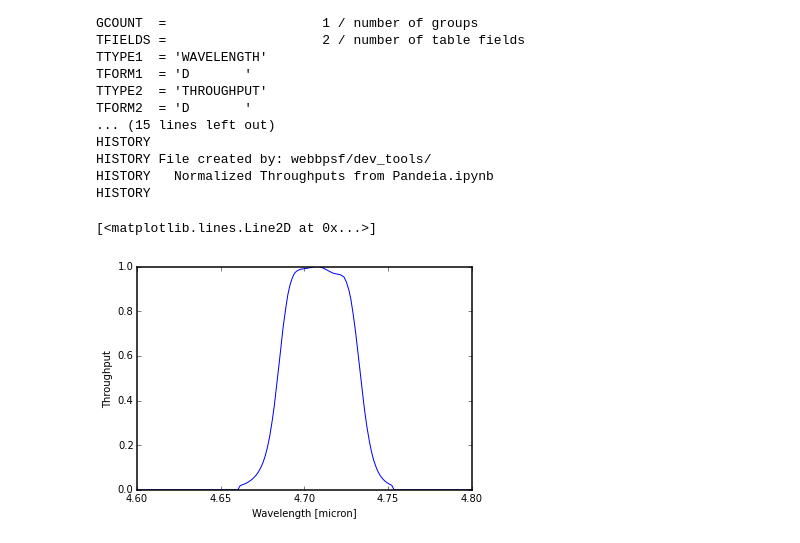
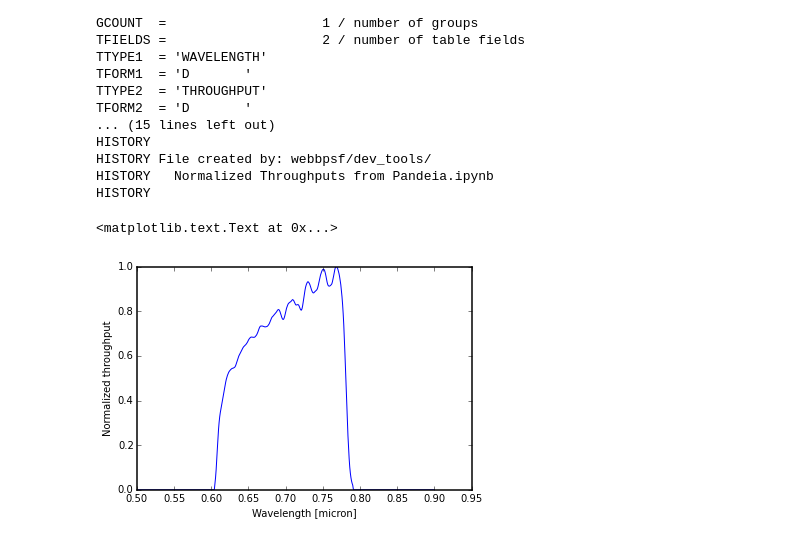
Before and after one commit to spacetelescope/webbpsf, a Jupyter notebook: dev_utils/Normalized Throughputs from Pandeia.ipynb, the cells around one changed output. Drawn from its saved outputs; the diff is of its cells as text; code cells hidden in the pictures.

Commit message:
update dev_utils/normalized thoughputs from pandeia notebook

```diff
--- a/dev_utils/Normalized Throughputs from Pandeia.ipynb
+++ b/dev_utils/Normalized Throughputs from Pandeia.ipynb
@@ -51,6 +51,7 @@ def annotate_pce_plot(title="", xlim=(0.5,5.5), legend=True):
 def plotlabelcolorfilt(wave,pce,filtname, color='blue'):
     plt.fill_between(wave,0,pce, alpha=0.5, color=color)
     plt.plot(wave,pce, color=color, label=filtname.upper())
+    plt.plot(wave,pce, color='black', alpha=0.5)
     # double print text to make it a bit darker since some of the rainbow colors are hard to read
     plt.text(wave.mean(), 0.75, filtname.upper(), alpha=1, color='black', rotation=45)
     plt.text(wave.mean(), 0.75, filtname.upper(), alpha=0.75, color=color, rotation=45)
@@ -231,8 +232,6 @@ for width in ['wide','medium','narrow']:
 
         plotlabelcolorfilt(wave,pce,filtname, color=next(colorseq))
         output_to_fits_table(wave,pce,inst, filtername=filtname)
-        plt.plot(wave,pce, color='black')
-
 
     annotate_pce_plot(title=uppercase_si_name(inst.inst_name)+" {} filters only".format(width),
                       xlim=(0.4, 5.25), legend=False)
@@ -356,7 +355,9 @@ band = read_filter_data_like_webbpsf_does('test_output.fits', 'test')
 # %%
+band = read_filter_data_like_webbpsf_does(outname, 'test')
 import poppy.utils
 from webbpsf.tkgui import synplot
 synplot(band)
+plt.ylabel("Normalized throughput")
 # %% [output]
-[<matplotlib.lines.Line2D at 0x...>]
+<matplotlib.text.Text at 0x...>
-[figure, old version]
+[figure, new version]
```
Also changed, not shown: parts of 9 cells of this notebook.
